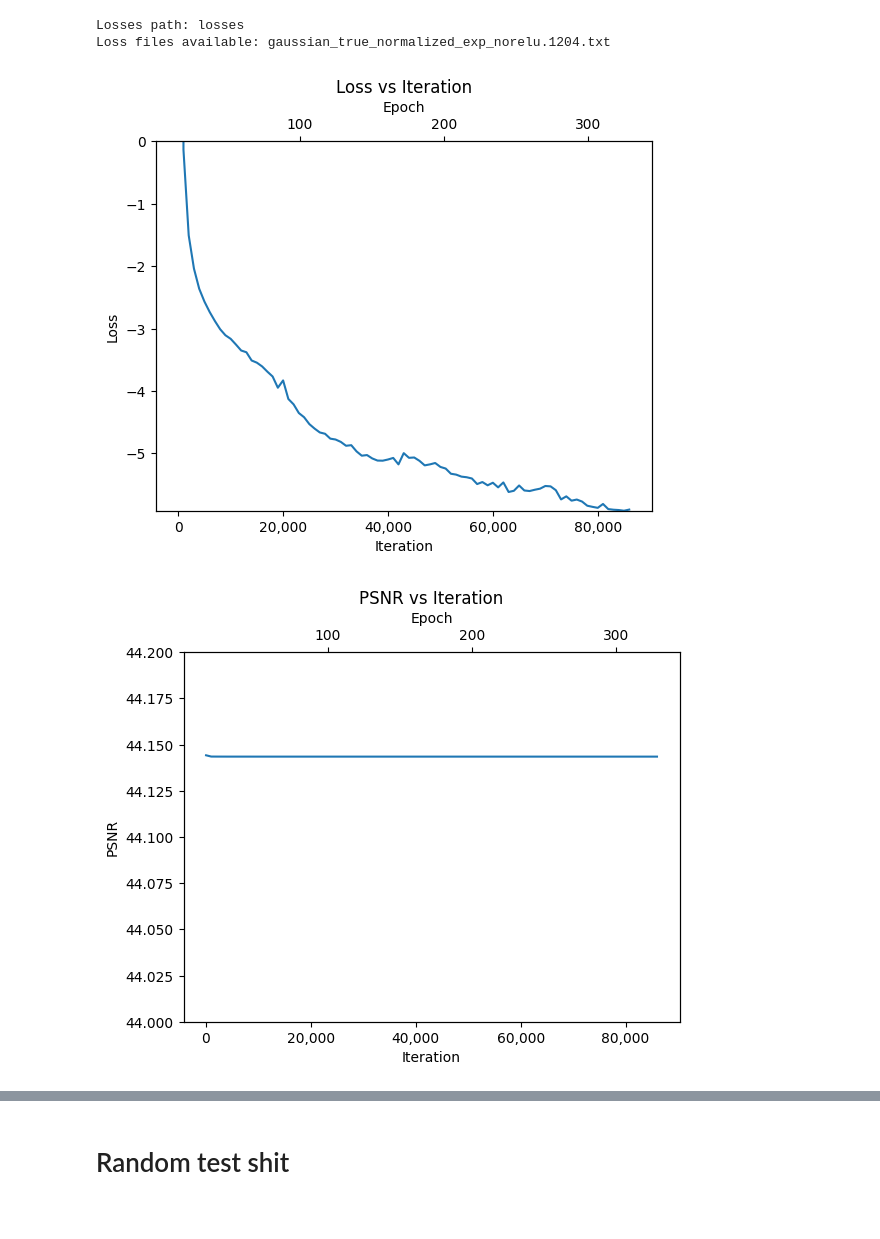
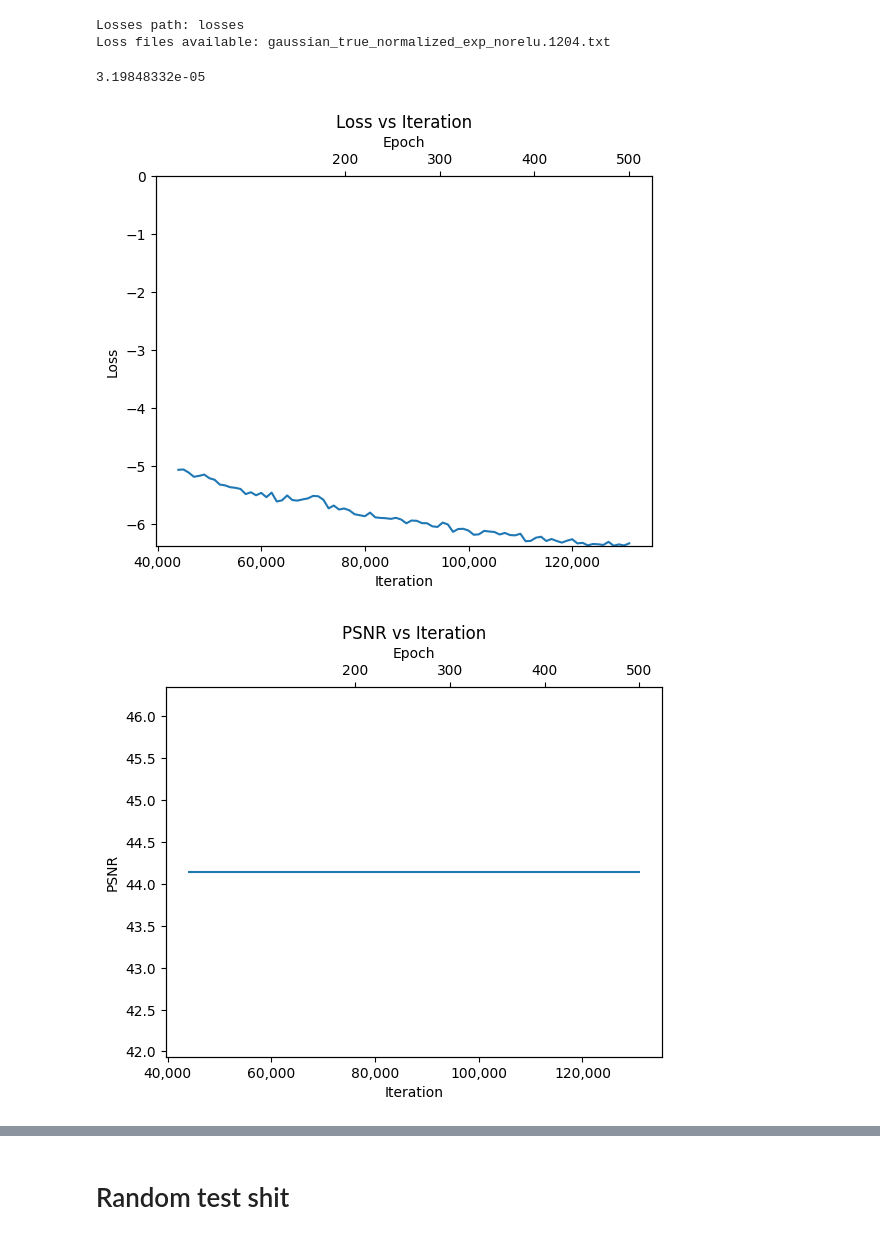
Before and after one commit to jykim256/polish-pub-cs101, a Jupyter notebook: colab.ipynb, the cells around one changed output, grey strips where cells are left out. Cells and saved outputs as stored; diff of their text form; code cells hidden in the pictures.

```diff
--- a/colab.ipynb
+++ b/colab.ipynb
@@ -12,15 +12,37 @@ with open(os.path.join(losses_path, loss_path)) as f:
 # %% [output]
 Losses path: losses
 Loss files available: gaussian_true_normalized_exp_norelu.1204.txt
+# %%
+a = 'bottom_loss 3.19848332e-05'
+'bottom_loss' in a
+float(a.split(' ')[-1])
+# %% [output]
+3.19848332e-05
 # %%
-data = []
+from collections import defaultdict
+import re
 
+data = defaultdict(dict)
+
+# The regular expression pattern to use
+pattern = r"-?\d+\.?\d*(e-\d+)"
+
+psnr_idxs = []
+iteration = 0
 for line in raw_data:
     if 'PSNR' in line:
-        iteration = line.split("/")[0]
+        iteration = int(line.split("/")[0])
         loss = line.split("loss = ")[1].split(",")[0]
         psnr = line.split("PSNR = ")[1].split(" ")[0]
-        data.append([int(iteration), float(loss), float(psnr)])
+        data[(iteration)] = {'loss': float(loss), 'psnr': float(psnr)}
+        psnr_idxs.append((iteration))
+    elif 'top_loss' in line:
+        data[iteration]['top_loss'] = float(line.split(' ')[-1])
+    elif 'bottom_loss' in line:
+        data[iteration]['bottom_loss'] = float(line.split(' ')[-1])
+    elif 'coef_loss' in line:
+        data[iteration]['coef_loss'] = float(line.split(' ')[-1])
+        iteration += 1
 # %%
 # plot iteration vs loss of the data
 from matplotlib import pyplot as plt
@@ -28,8 +50,8 @@ import numpy as np
 
 num_training_imgs = 8000
 iterations2epoch = num_training_imgs / 32  # 4 is the batch size
-
-plt.plot([row[0] for row in data], [row[1] for row in data])
+losses = np.array([data[i]['loss'] for i in psnr_idxs])
+plt.plot(psnr_idxs, losses)
 # label axes
 plt.xlabel("Iteration")
 plt.ylabel("Loss")
@@ -46,48 +68,49 @@ ax2 = plt.twiny()
 # set the x axis to be the first one divided by 8000 but with the same ticks
 ax2.set_xticks(
     [
-        row[0] / iterations2epoch
-        for row in data
-        if row[0] % iterations2epoch == 0 and (row[0] // iterations2epoch) % 50 == 0
+        psnr_idx / iterations2epoch
+        for psnr_idx in psnr_idxs
+        if psnr_idx % iterations2epoch == 0 and (psnr_idx // iterations2epoch) % 50 == 0
     ]
 )
-ax2.set_xlim(0, (data[-1][0] / iterations2epoch))
-ax2.set_ylim(np.min([row[1] for row in data]),0)
+ax2.set_xlim(0, (psnr_idxs[-1] / iterations2epoch))
+ax2.set_ylim(np.min(losses),0)
 # set the x axis label
 ax2.set_xlabel("Epoch")
 plt.show()
 # %% [output]
-[figure, old version]
+[figure, new version]
 # %%
-# plot iteration vs psnr of the data
-from matplotlib import pyplot as plt
 
-plt.plot([row[0] for row in data], [row[2] for row in data])
+num_training_imgs = 8000
+iterations2epoch = num_training_imgs / 32  # 4 is the batch size
+psnrsss = np.array([data[i]['psnr'] for i in psnr_idxs])
+plt.plot(psnr_idxs, psnrsss)
 # label axes
 plt.xlabel("Iteration")
 plt.ylabel("PSNR")
+# set y axes as logarithmic
+# plt.yscale("log")
 # set title
 plt.title("PSNR vs Iteration")
 # put commas in the x axis
 plt.gca().get_xaxis().set_major_formatter(
     plt.FuncFormatter(lambda x, loc: "{:,}".format(int(x)))
 )
 # set another x axis
 ax2 = plt.twiny()
 # set the x axis to be the first one divided by 8000 but with the same ticks
 ax2.set_xticks(
     [
-        row[0] / iterations2epoch
-        for row in data
-        if row[0] % iterations2epoch == 0 and (row[0] // iterations2epoch) % 50 == 0
+        psnr_idx / iterations2epoch
+        for psnr_idx in psnr_idxs
+        if psnr_idx % iterations2epoch == 0 and (psnr_idx // iterations2epoch) % 50 == 0
     ]
 )
-ax2.set_xlim(0, (data[-1][0] / iterations2epoch))
-ax2.set_ylim(44, 44.2)
+ax2.set_xlim(0, (psnr_idxs[-1] / iterations2epoch))
+ax2.set_ylim(np.min(psnrsss),np.max(psnrsss))
 # set the x axis label
 ax2.set_xlabel("Epoch")
-# put a red vertical line at 10th epoch
-# put a blue vertical line at iteration 110000
 plt.show()
 # %% [output]
-[figure, old version]
+[figure, new version]
```
Also changed, not shown: parts of 1 cell of this notebook, 1 other file.
